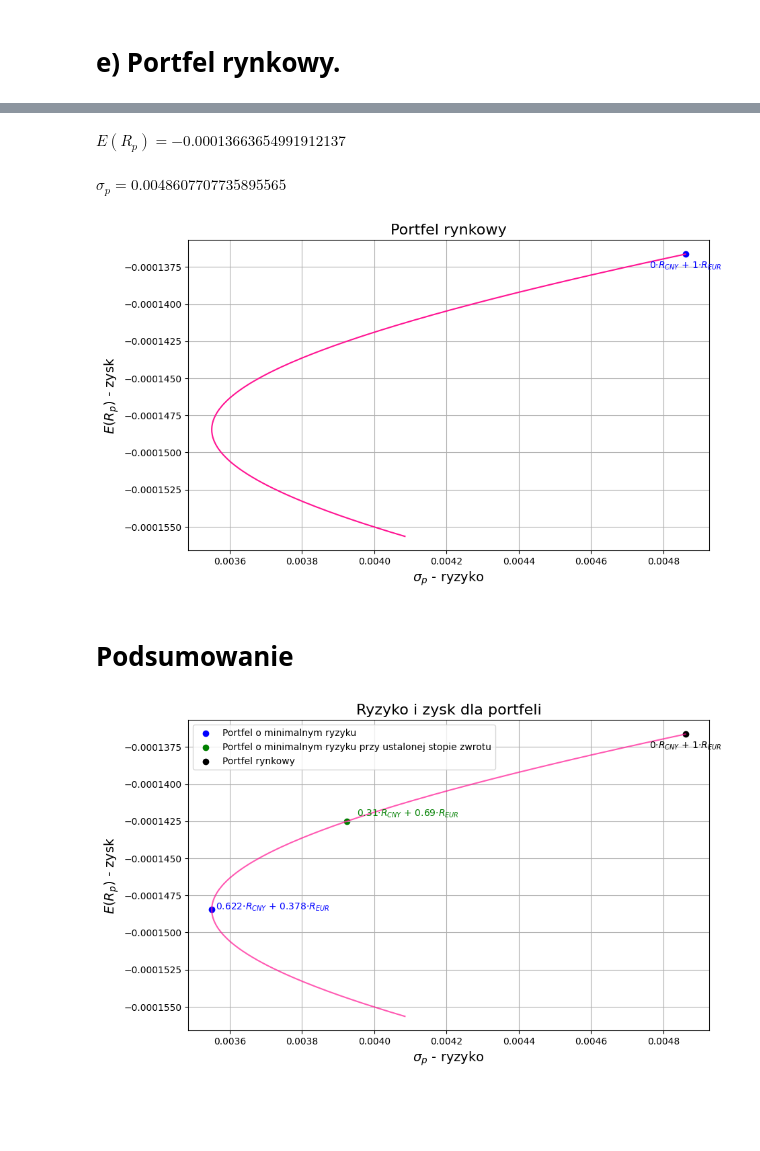
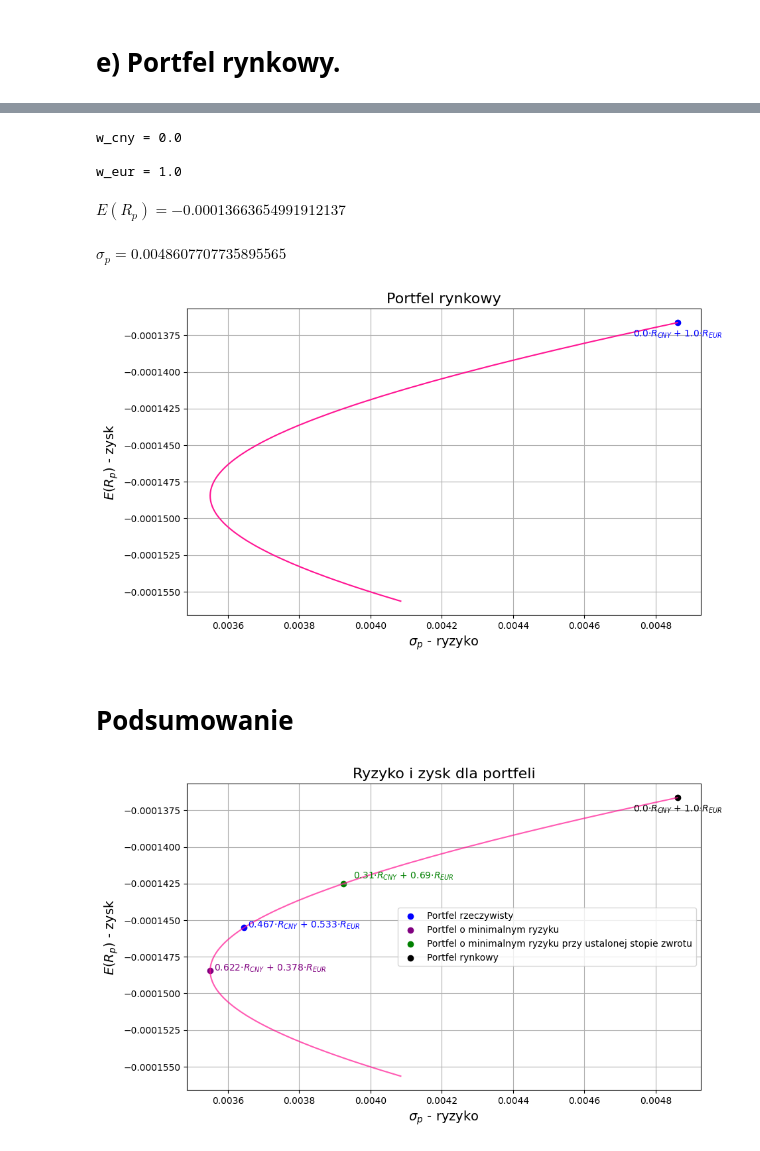
Before and after one commit to OlaHodera/risk, a Jupyter notebook: projekt4/portfele.ipynb, the cells around one changed output, grey strips where cells are left out. Saved outputs shown, nothing was run; the diff lists cells and outputs as text; code cells hidden in the pictures; blank space fills up the shorter version.

```diff
--- a/projekt4/portfele.ipynb
+++ b/projekt4/portfele.ipynb
@@ -308,3 +304,5 @@ R_f = 4.503/100
+# %%
+R_f = (5.192/100)**(1/252) # roczna rentownosc usa
 # %%
 sharpe = []
 for i in range(len(weights_cny)):
@@ -322,5 +320,18 @@ plt.grid(True)
+# %%
+max_sharpe = np.max(sharpe)
+
+max_sharpe_index = np.argmax(sharpe)
+
+w_cny_r = weights_cny[max_sharpe_index]
+w_eur_r = weights_eur[max_sharpe_index]
+
+print(f'w_cny = {w_cny_r}\n\nw_eur = {w_eur_r}')
+# %% [output]
+w_cny = 0.0
+
+w_eur = 1.0
 # %%
-E_R_p_r, sigma_p_r, label_r = calculate_E_sigma(np.array([0]), np.array([1]))
+E_R_p_r, sigma_p_r, label_r = calculate_E_sigma(np.array([w_cny_r]), np.array([w_eur_r]))
 
 E_R_p_r = E_R_p_r[0]
 sigma_p_r = sigma_p_r[0]
@@ -344,32 +355,32 @@ plt.grid(True)
 plt.annotate(label_r, (sigma_p_r, E_R_p_r), textcoords="offset points", xytext=(0,-15), ha='center', fontsize=10, color='b')
 plt.show()
 # %% [output]
-[figure, old version]
+[figure, new version]
 # %% [markdown]
 # **Podsumowanie**
 # %%
 plt.figure(figsize=(10, 6))
 plt.plot(sigma_line, E_R_line, c='deeppink', alpha = 0.7)
 
-plt.scatter(min_sigma_p, min_E_R_p, c='b', label = "Portfel o minimalnym ryzyku")
+plt.scatter(sigma_p_real, E_R_p_real, c='b', label = "Portfel rzeczywisty")
+plt.scatter(min_sigma_p, min_E_R_p, c='purple', label = "Portfel o minimalnym ryzyku")
 plt.scatter(chosen_sigma_p, chosen_E_R_p, c='g', label = "Portfel o minimalnym ryzyku przy ustalonej stopie zwrotu")
 plt.scatter(sigma_p_r, E_R_p_r, c='black', label = 'Portfel rynkowy')
-
-# plt.axhline(chosen_E_R_p, c='black')
 
 plt.title("Ryzyko i zysk dla portfeli", fontsize=16)
 plt.ylabel("$E(R_{p})$ - zysk", fontsize=14)
 plt.xlabel("$\sigma_{p}$ - ryzyko", fontsize=14)
 plt.grid(True)
 
-plt.annotate(min_label, (min_sigma_p, min_E_R_p), textcoords="offset points", xytext=(65,0), ha='center', fontsize=10, color='b')
+plt.annotate(real_label, (sigma_p_real, E_R_p_real), textcoords="offset points", xytext=(65,0), ha='center', fontsize=10, color='b')
+plt.annotate(min_label, (min_sigma_p, min_E_R_p), textcoords="offset points", xytext=(65,0), ha='center', fontsize=10, color='purple')
 plt.annotate(chosen_label, (chosen_sigma_p, chosen_E_R_p), textcoords="offset points", xytext=(65,5), ha='center', fontsize=10, color='g')
 plt.annotate(label_r, (sigma_p_r, E_R_p_r), textcoords="offset points", xytext=(0,-15), ha='center', fontsize=10, color='black')
 
 plt.legend()
 
 plt.show()
 # %% [output]
-[figure, old version]
+[figure, new version]
 # %%
 weights.to_csv("data\\wagi.csv", index=False)
```
Also changed, not shown: parts of 8 cells of this notebook, 6 other files.
